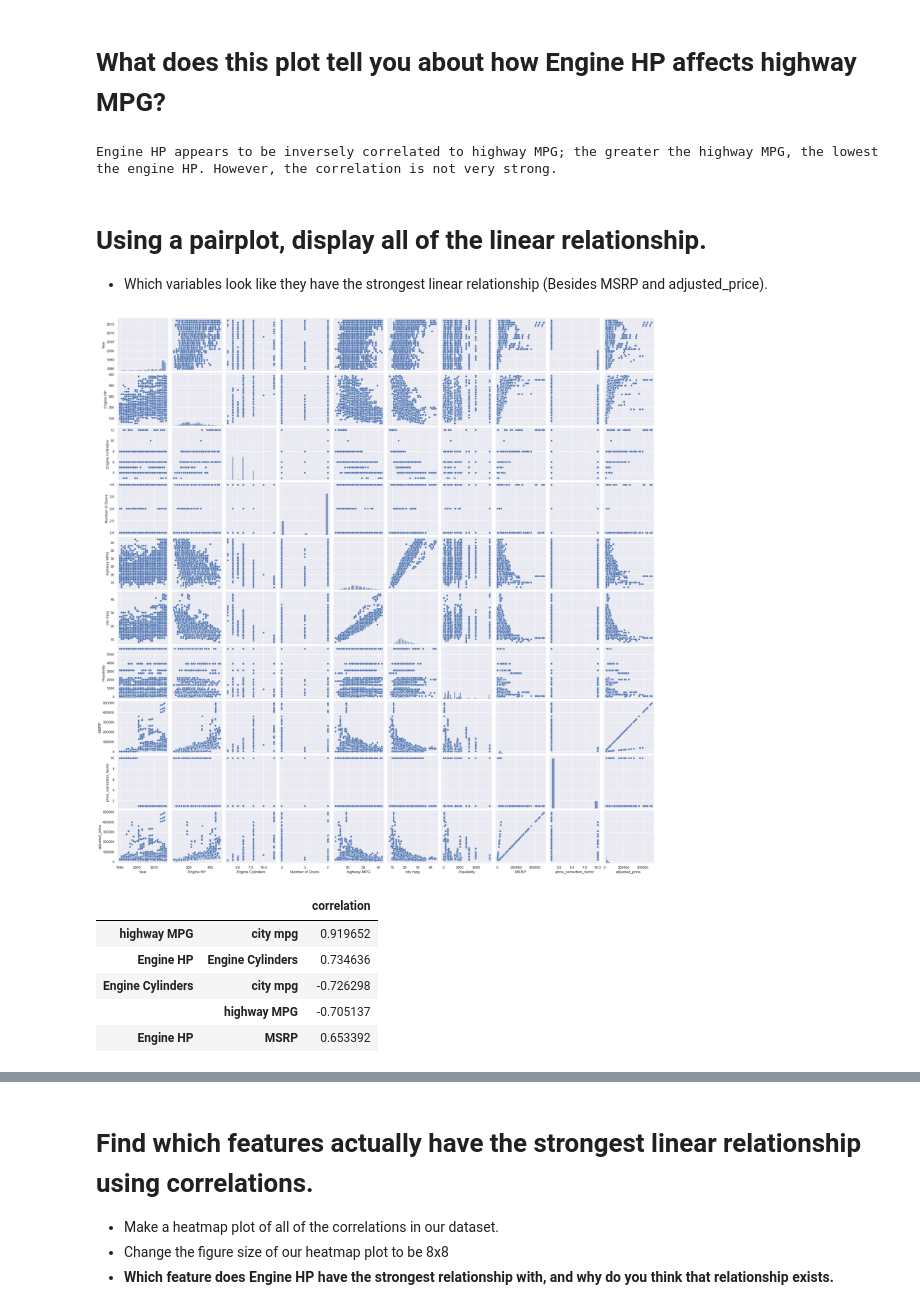
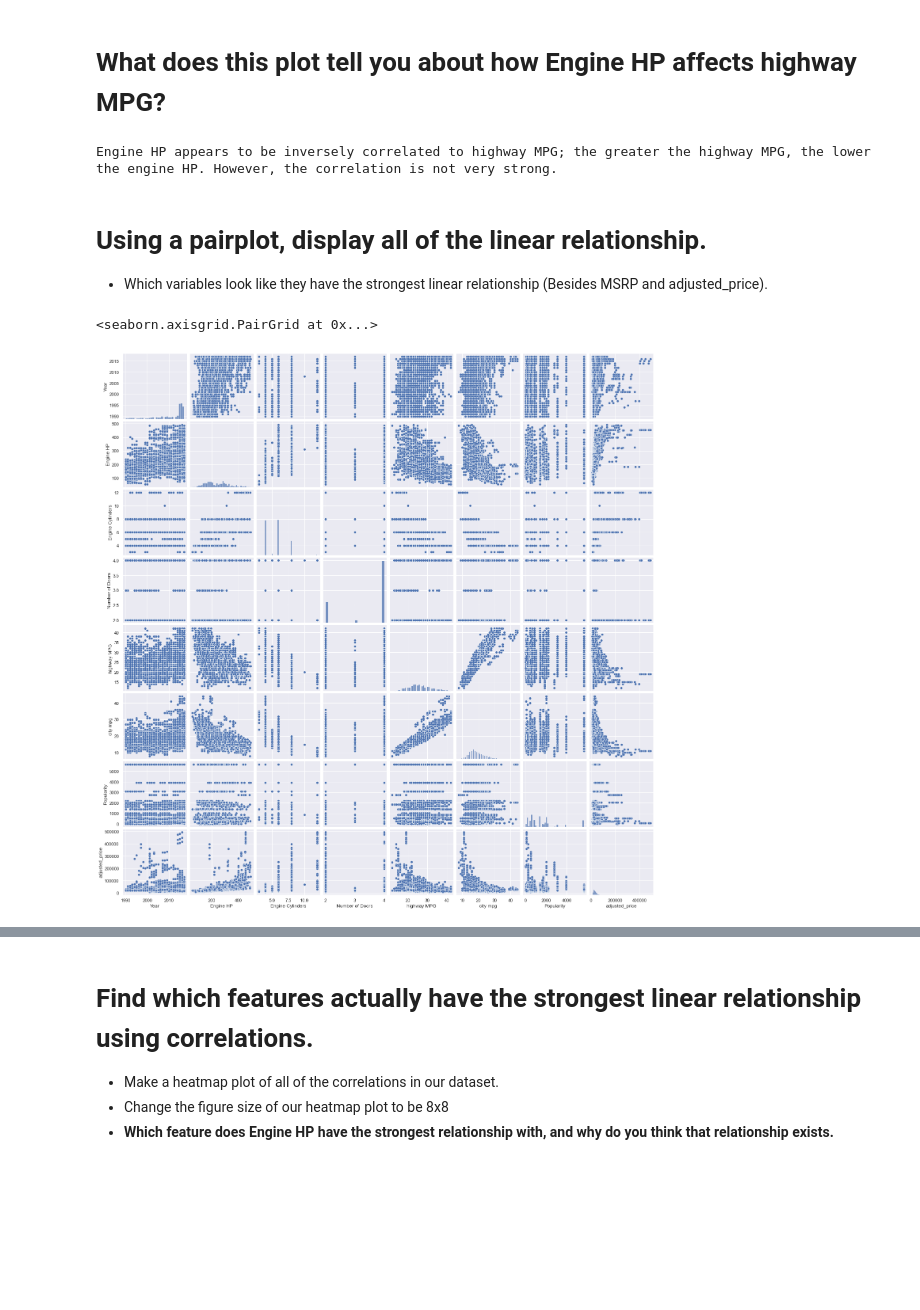
Before and after one commit to LiKenun/2021-fall-data-science, a Jupyter notebook: Week-02-EDA/Exercise-EDA.ipynb, the cells around one changed output, grey strips where cells are left out. Cells and saved outputs as stored; diff of their text form; code cells hidden in the pictures; blank space fills up the shorter version.

```diff
--- a/Week-02-EDA/Exercise-EDA.ipynb
+++ b/Week-02-EDA/Exercise-EDA.ipynb
@@ -204,8 +208,9 @@ df.groupby('Make') \
 
 temp_df = df.query('Make in ("Chevrolet", "Ford", "Toyota")') \
             .get(['Make' ,'adjusted_price'])
-sns.set(rc={'figure.figsize': (15, 10)}) # Sets the figure size for Seaborn
+sns.set(rc={'figure.figsize': (16, 9)}) # Sets the figure size for Seaborn
 temp_df.pipe(sns.histplot,
              x='adjusted_price',
-             hue='Make')
+             hue='Make') \
+       .set(title='Histogram of Models by Price')
 # %% [output]
@@ -314,50 +319,17 @@ sns.scatterplot(data=df,
 # %%
 # What does this plot tell you about how Engine HP affects highway MPG?
 
-print('Engine HP appears to be inversely correlated to highway MPG; the greater the highway MPG, the lowest the engine HP. However, the correlation is not very strong.')
+print('Engine HP appears to be inversely correlated to highway MPG; the greater the highway MPG, the lower the engine HP. However, the correlation is not very strong.')
 # %% [output]
-Engine HP appears to be inversely correlated to highway MPG; the greater the highway MPG, the lowest the engine HP. However, the correlation is not very strong.
+Engine HP appears to be inversely correlated to highway MPG; the greater the highway MPG, the lower the engine HP. However, the correlation is not very strong.
 # %% [markdown]
 # Using a pairplot, display all of the linear relationship.
 * Which variables look like they have the strongest linear relationship (Besides MSRP and adjusted_price).
 # %%
 # Using a pairplot, display all of the linear relationship.
 
-sns.pairplot(df);
+df.drop(columns=['MSRP', 'price_correction_factor']) \
+  .pipe(sns.pairplot)
 # %% [output]
+<seaborn.axisgrid.PairGrid at 0x...>
-[figure, old version]
+[figure, new version]
-# %%
-# * Which variables look like they have the strongest linear relationship (Besides MSRP and adjusted_price).
-
-def compute_correlations(df):
-    name_series_pairs = df.select_dtypes(np.number) \
-                          .items() # All the numeric columns’ names and a reference to their series
-    index, series = zip(*starmap(zip, combinations(name_series_pairs, 2))) # Pairs of column names and series as separate sequences
-    return pd.Series(starmap(pd.Series.corr, series), # The correlations of the series
-                     pd.MultiIndex.from_tuples(index)) \
-             .sort_values(key=pd.Series.abs, # Sorted by absolute values
-                          ascending=False) \
-             .to_frame('correlation')
-
-def filter_out_indices(df, *match_values): # Filters for (idxA != val1A | idxB != val1B | ...) & (idxA != val2A | idxB != val2B | ...) & ...
-    condition = reduce(and_, # Combines sub-conditions with & operator
-                       (reduce(or_, # Combines sub-conditions with | operator
-                               (df.index.get_level_values(index) != value
-                                for index, value
-                                in enumerate(criterion))) # Criterion values with matching index indices
-                        for criterion
-                        in chain.from_iterable(map(permutations, match_values)))) # Additional permutations of the provided match values
-    return df[condition]
-
-df.pipe(compute_correlations) \
-  .pipe(filter_out_indices,
-        ('MSRP', 'adjusted_price'),
-        ('Year', 'price_correction_factor')) \
-  .head()
-# %% [output]
-|  |  | correlation |
-| highway MPG | city mpg | 0.919652 |
-| Engine HP | Engine Cylinders | 0.734636 |
-| Engine Cylinders | city mpg | -0.726298 |
-|  | highway MPG | -0.705137 |
-| Engine HP | MSRP | 0.653392 |
```
Also changed, not shown: parts of 12 cells of this notebook.
